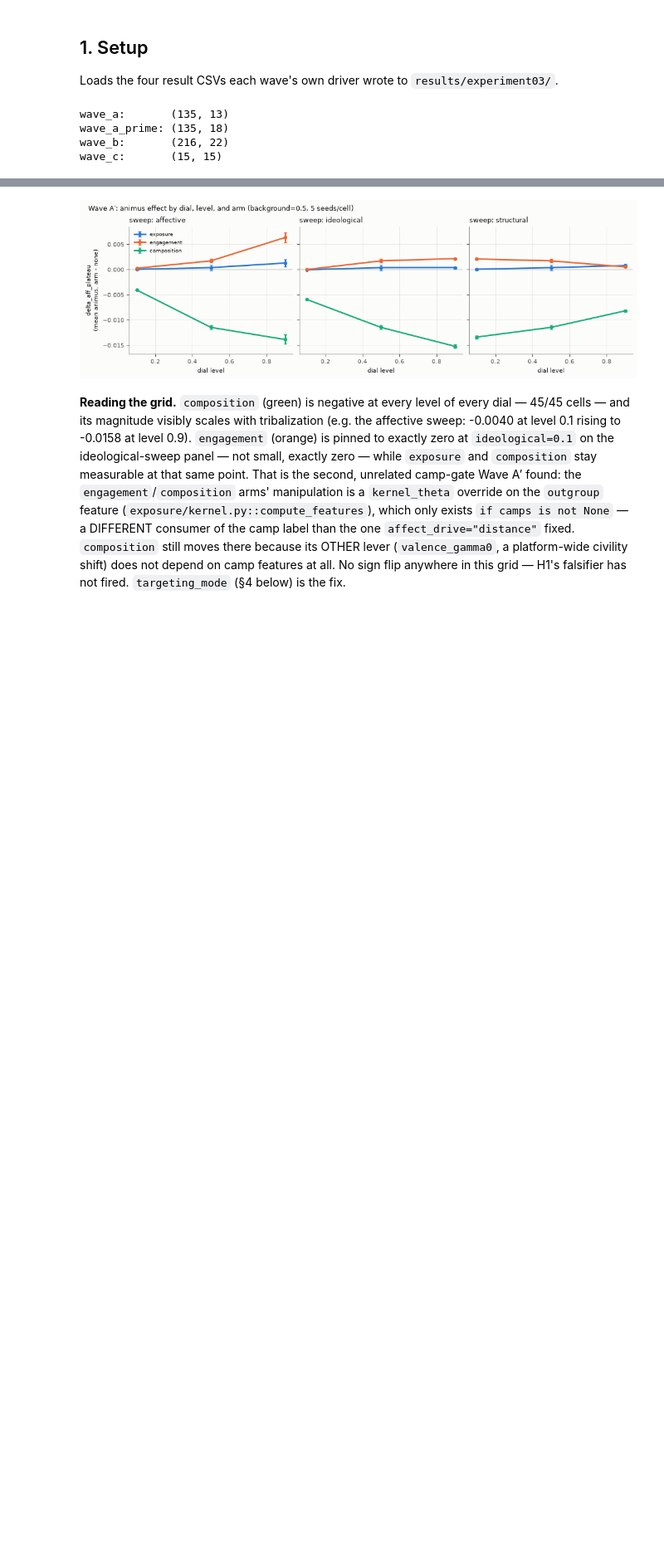
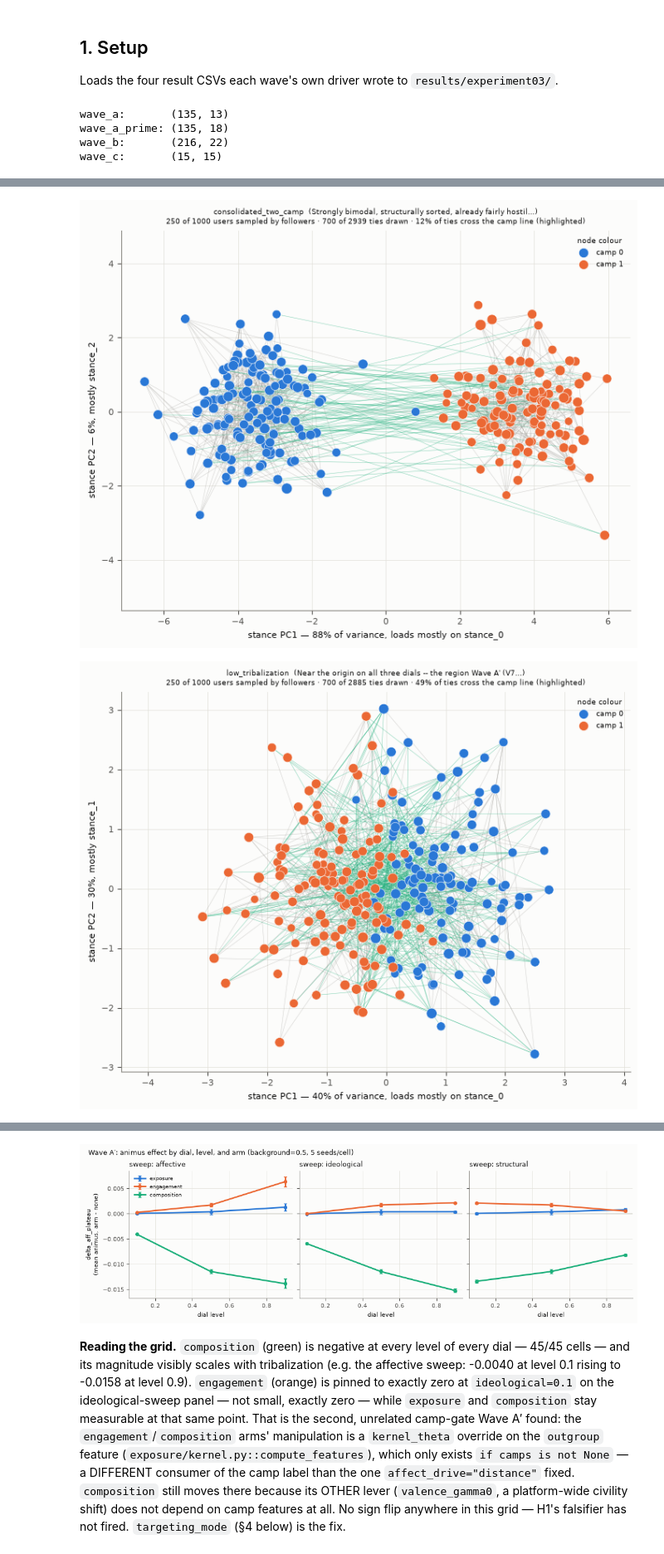
Before and after one commit to lrodeck/Network-Simulation, a Jupyter notebook: notebooks/experiment_03_bubble_intervention.ipynb, the cells around one changed output, grey strips where cells are left out. Shown at 83% size. Cells and saved outputs as stored; diff of their text form; code cells hidden in the pictures; blank space fills up the shorter version.

```diff
--- a/notebooks/experiment_03_bubble_intervention.ipynb
+++ b/notebooks/experiment_03_bubble_intervention.ipynb
@@ -68,0 +87,39 @@ wave_c:       (15, 15)
+# %%
+from discourse_lab.metrics.polarization import camps_and_bimodality
+from discourse_lab.network import cached_graph
+from discourse_lab.population import cached_population
+from discourse_lab.runner import phase_rngs
+from discourse_lab.experiments.experiment03_bubble_intervention import (
+    SCENARIOS,
+    base_config,
+    dial_config,
+)
+
+
+def users_table_for(scenario, n_users=1000, seed=0):
+    cfg = dial_config(
+        base_config(n_users, 1), affective=scenario.affective,
+        ideological=scenario.ideological, structural=scenario.structural,
+    )
+    rngs = phase_rngs(seed)
+    pop = cached_population(cfg, seed, rngs["population"])
+    graph = cached_graph(cfg, seed, pop, rngs["graph"])
+    stance_cols = [i for i, n in enumerate(pop.trait_names) if n.startswith("stance_")]
+    stance = pop.X_used[:, stance_cols]
+    camps, _ = camps_and_bimodality(stance)
+    labels = camps if camps is not None else (stance[:, 0] > np.median(stance[:, 0])).astype(np.int64)
+    followers = np.asarray(graph.csr.sum(axis=0)).ravel()
+    data = {f"stance_{d}": stance[:, d] for d in range(stance.shape[1])}
+    data["camp"] = labels
+    data["followers"] = followers
+    return graph, pl.DataFrame(data)
+
+
+for name in ["consolidated_two_camp", "low_tribalization"]:
+    graph, users = users_table_for(SCENARIOS[name])
+    fig = fig_user_network(graph, users, color="camp", title=f"{name}  ({SCENARIOS[name].note[:60]}...)")
+    display(fig)
+    plt.close(fig)
+# %% [output]
+[figure, added]
+[figure, added]
```
Also changed, not shown: parts of 24 cells of this notebook.
